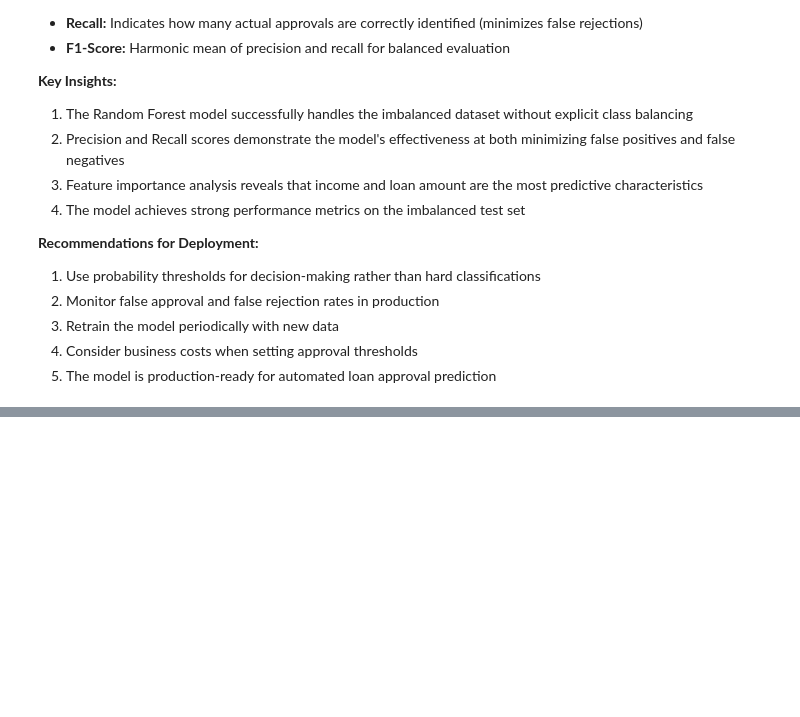
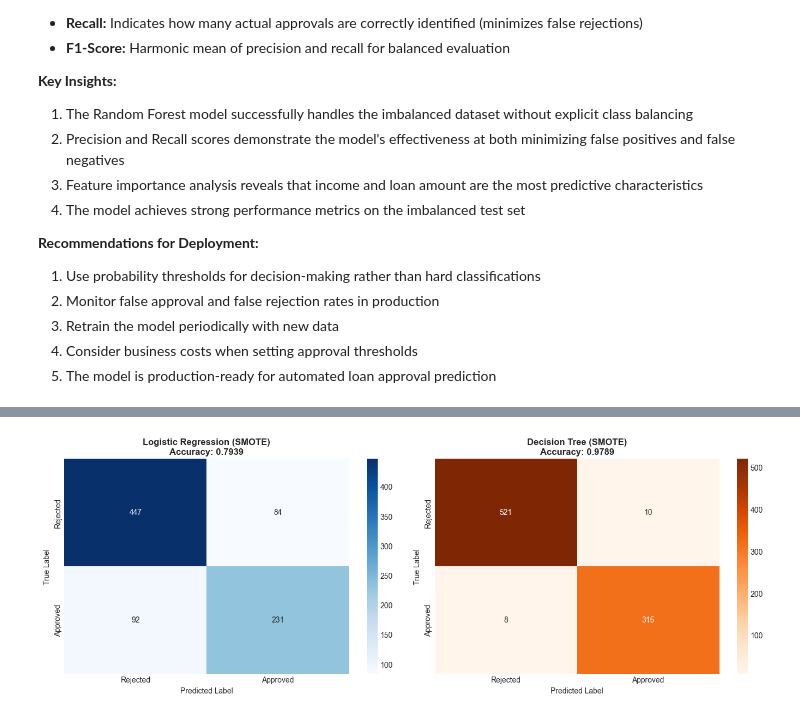
Before and after one commit to Emmarzy/elevvo-task-4, a Jupyter notebook: Loan_Approval_Prediction.ipynb, the cells around one changed output, grey strips where cells are left out. Saved outputs shown, nothing was run; the diff lists cells and outputs as text; code cells hidden in the pictures; blank space fills up the shorter version.

```diff
--- a/Loan_Approval_Prediction.ipynb
+++ b/Loan_Approval_Prediction.ipynb
@@ -1417,0 +430,22 @@ Visualization complete.
+# %%
+# Import SMOTE for addressing class imbalance
+from imblearn.over_sampling import SMOTE
+from sklearn.linear_model import LogisticRegression
+from sklearn.tree import DecisionTreeClassifier
+
+print("Bonus Section: Handling Class Imbalance with SMOTE")
+print("="*60)
+
+# Apply SMOTE to the training data
+smote = SMOTE(random_state=RANDOM_STATE, k_neighbors=5)
+X_train_smote, y_train_smote = smote.fit_resample(X_train, y_train)
+
+print(f"\nBefore SMOTE:")
+print(f"  Rejected (0): {(y_train == 0).sum()}")
+print(f"  Approved (1): {(y_train == 1).sum()}")
+
+print(f"\nAfter SMOTE:")
+print(f"  Rejected (0): {(y_train_smote == 0).sum()}")
+print(f"  Approved (1): {(y_train_smote == 1).sum()}")
+
+print(f"\nNew training set shape: {X_train_smote.shape}")
@@ -1417,0 +656,24 @@ Visualization complete.
+# %%
+# Confusion matrices comparison
+fig, axes = plt.subplots(1, 2, figsize=(14, 5))
+
+# Logistic Regression Confusion Matrix
+cm_lr = confusion_matrix(y_test, y_pred_lr_smote)
+sns.heatmap(cm_lr, annot=True, fmt='d', cmap='Blues', ax=axes[0], cbar=True,
+            xticklabels=['Rejected', 'Approved'], yticklabels=['Rejected', 'Approved'])
+axes[0].set_title(f'Logistic Regression (SMOTE)\nAccuracy: {lr_smote_accuracy:.4f}', fontweight='bold')
+axes[0].set_ylabel('True Label')
+axes[0].set_xlabel('Predicted Label')
+
+# Decision Tree Confusion Matrix
+cm_dt = confusion_matrix(y_test, y_pred_dt_smote)
+sns.heatmap(cm_dt, annot=True, fmt='d', cmap='Oranges', ax=axes[1], cbar=True,
+            xticklabels=['Rejected', 'Approved'], yticklabels=['Rejected', 'Approved'])
+axes[1].set_title(f'Decision Tree (SMOTE)\nAccuracy: {dt_smote_accuracy:.4f}', fontweight='bold')
+axes[1].set_ylabel('True Label')
+axes[1].set_xlabel('Predicted Label')
+
+plt.tight_layout()
+plt.show()
+# %% [output]
+[figure, added]
```
Also changed, not shown: parts of 70 cells of this notebook.
